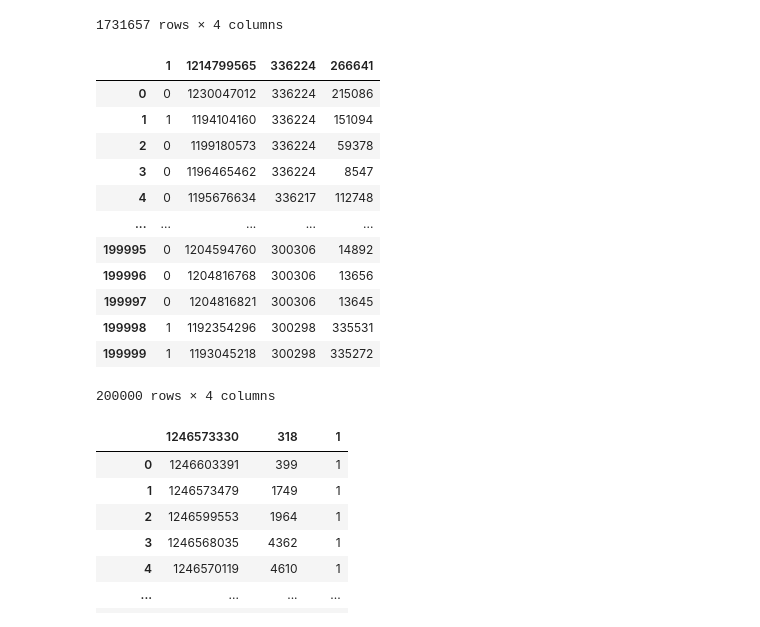
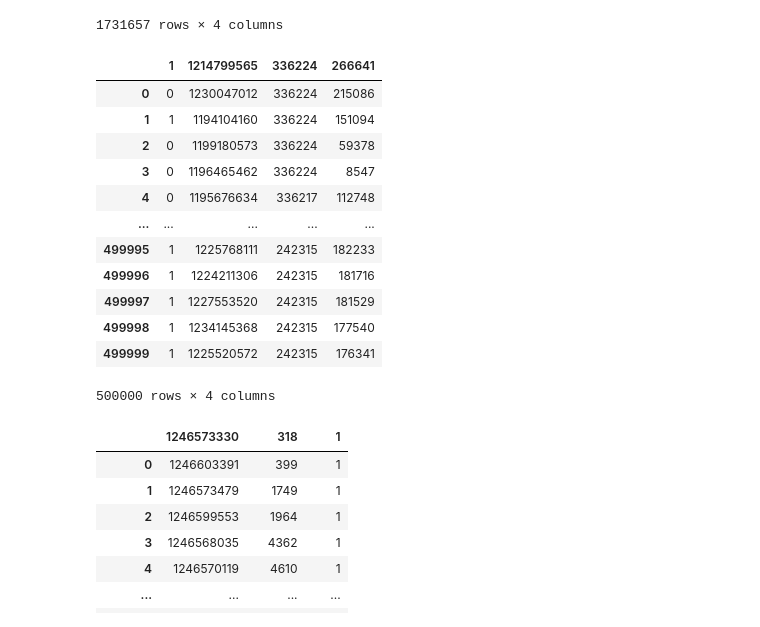
Before and after one commit to Skoyntoyflis/IMINFECTOR, a Jupyter notebook: Data/Digg/healthcare.ipynb, the cells around one changed output. Drawn from its saved outputs; the diff is of its cells as text; code cells hidden in the pictures.

```diff
--- a/Data/Digg/healthcare.ipynb
+++ b/Data/Digg/healthcare.ipynb
@@ -42,26 +42,26 @@ df1
 | 1731656 | 1 | 1192718261 | 5 | 13947 |
 1731657 rows × 4 columns
 # %%
-indexes_to_keep = set(range(df1.shape[0])) - set(range(200000,1731657))
+indexes_to_keep = set(range(df1.shape[0])) - set(range(500000,1731657))
 
 df_sliced = df1.take(list(indexes_to_keep))
 df_sliced.to_csv('digg_friends_sliced.csv',index=False,sep=",",header=False, quoting=1)
 
 df_sliced
 # %% [output]
 |  | 1 | 1214799565 | 336224 | 266641 |
 | 0 | 0 | 1230047012 | 336224 | 215086 |
 | 1 | 1 | 1194104160 | 336224 | 151094 |
 | 2 | 0 | 1199180573 | 336224 | 59378 |
 | 3 | 0 | 1196465462 | 336224 | 8547 |
 | 4 | 0 | 1195676634 | 336217 | 112748 |
 | ... | ... | ... | ... | ... |
-| 199995 | 0 | 1204594760 | 300306 | 14892 |
-| 199996 | 0 | 1204816768 | 300306 | 13656 |
-| 199997 | 0 | 1204816821 | 300306 | 13645 |
-| 199998 | 1 | 1192354296 | 300298 | 335531 |
-| 199999 | 1 | 1193045218 | 300298 | 335272 |
+| 499995 | 1 | 1225768111 | 242315 | 182233 |
+| 499996 | 1 | 1224211306 | 242315 | 181716 |
+| 499997 | 1 | 1227553520 | 242315 | 181529 |
+| 499998 | 1 | 1234145368 | 242315 | 177540 |
+| 499999 | 1 | 1225520572 | 242315 | 176341 |
-200000 rows × 4 columns
+500000 rows × 4 columns
 # %%
 df2 = pd.read_csv("Init_Data\digg_votes1.csv",sep=',') #open csv file and save it to dataframe
 df2
```
Also changed, not shown: 1 other file.
